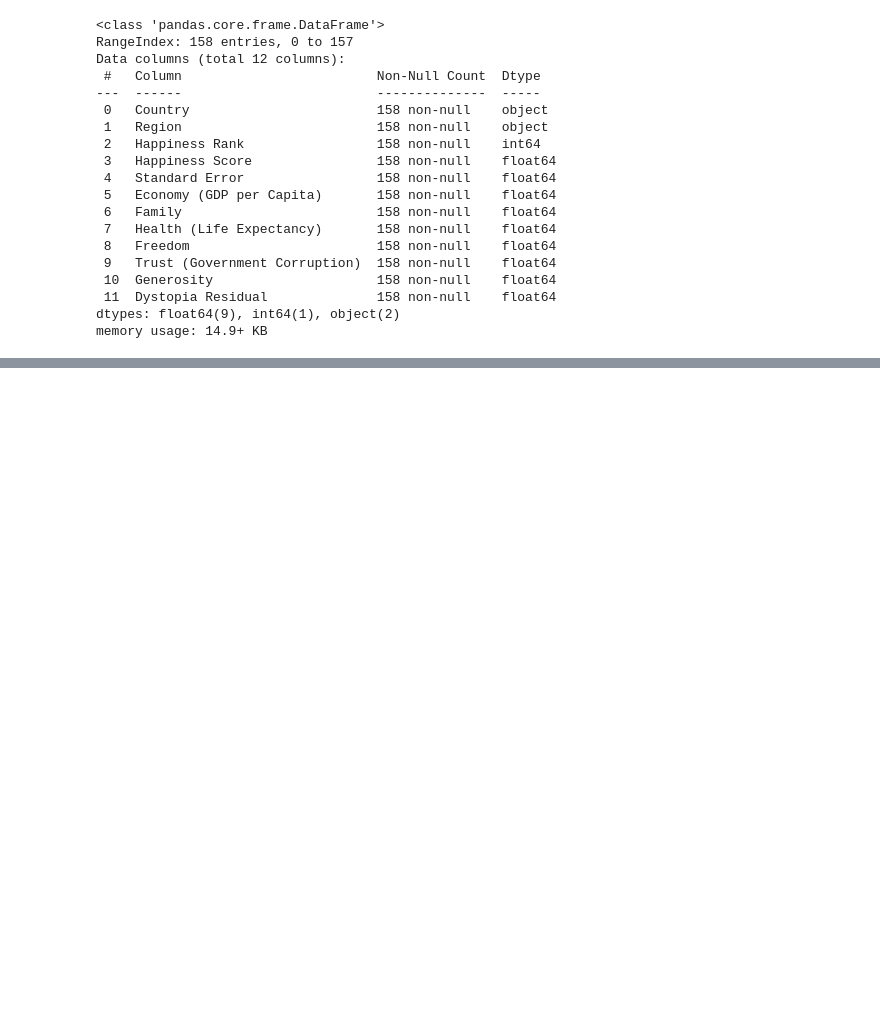
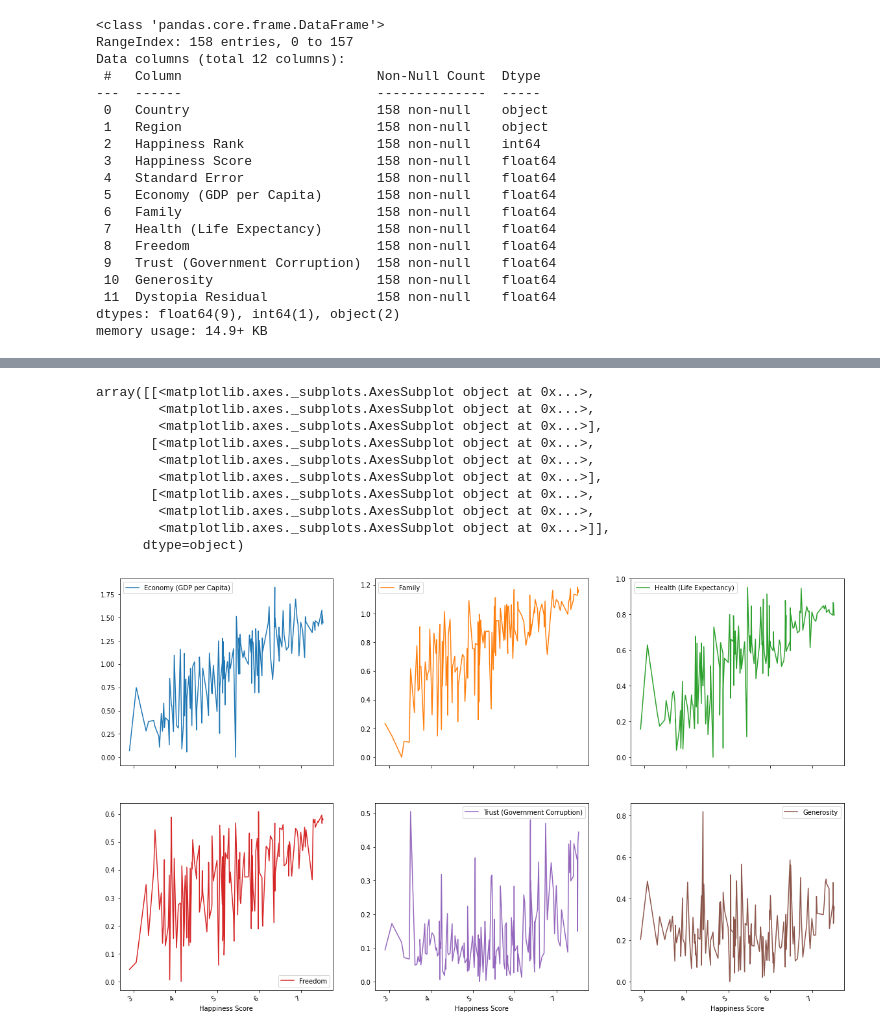
Before and after one commit to sumankumar1/python, a Jupyter notebook: Data Science - World Happiness Report/notebook.ipynb, the cells around one changed output, grey strips where cells are left out. Saved outputs shown, nothing was run; the diff lists cells and outputs as text; code cells hidden in the pictures; blank space fills up the shorter version.

```diff
--- a/Data Science - World Happiness Report/notebook.ipynb
+++ b/Data Science - World Happiness Report/notebook.ipynb
@@ -101,0 +101,14 @@ array([[<matplotlib.axes._subplots.AxesSubplot object at 0x...>,
+# %%
+d16.iloc[:,[3,6,7,8,9,10,11]].plot(x='Happiness Score',subplots=True, figsize=(20,20), layout=(3,3))
+# %% [output]
+array([[<matplotlib.axes._subplots.AxesSubplot object at 0x...>,
+        <matplotlib.axes._subplots.AxesSubplot object at 0x...>,
+        <matplotlib.axes._subplots.AxesSubplot object at 0x...>],
+       [<matplotlib.axes._subplots.AxesSubplot object at 0x...>,
+        <matplotlib.axes._subplots.AxesSubplot object at 0x...>,
+        <matplotlib.axes._subplots.AxesSubplot object at 0x...>],
+       [<matplotlib.axes._subplots.AxesSubplot object at 0x...>,
+        <matplotlib.axes._subplots.AxesSubplot object at 0x...>,
+        <matplotlib.axes._subplots.AxesSubplot object at 0x...>]],
+      dtype=object)
+[figure, added]
```
Also changed, not shown: parts of 16 cells of this notebook.
